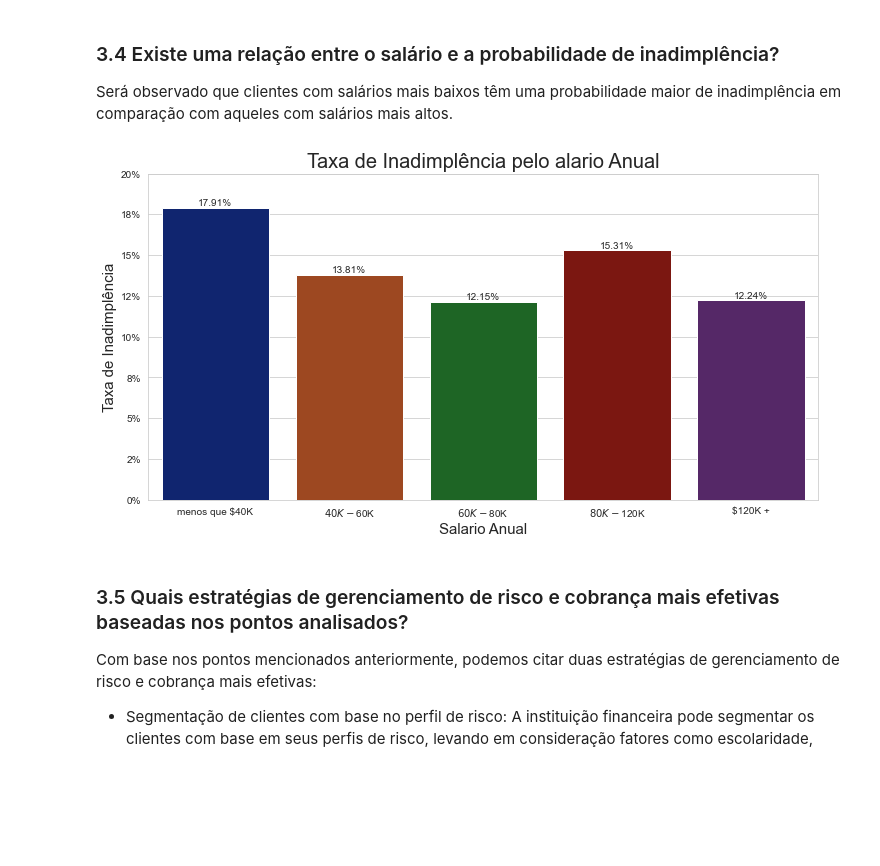
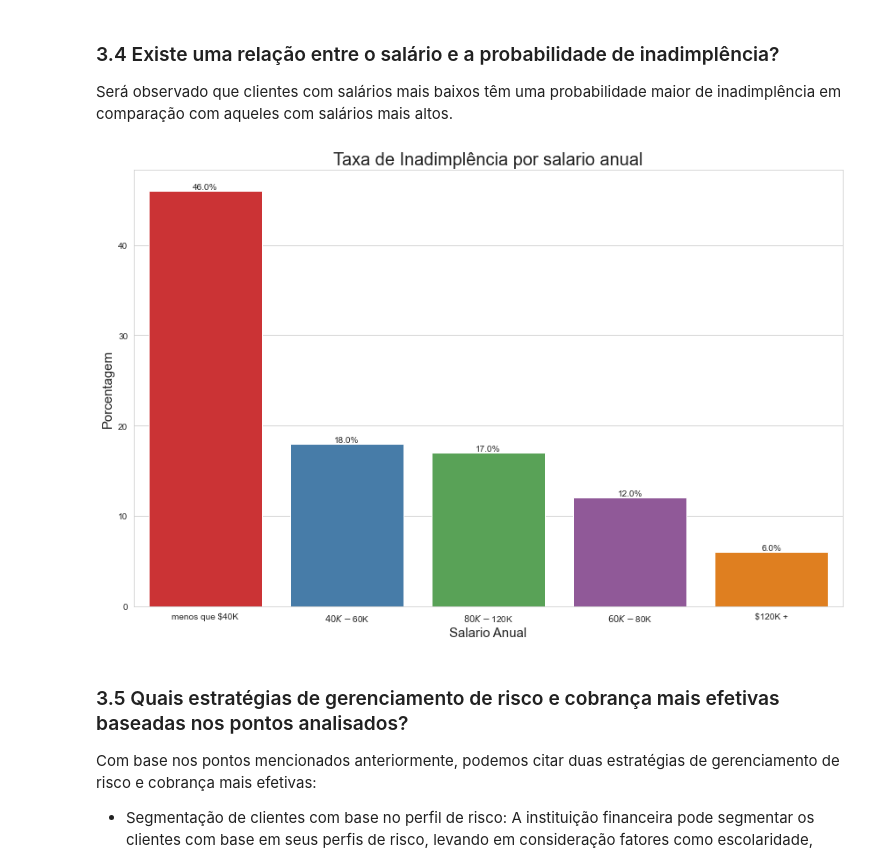
Before and after one commit to fsemeneze/Analise-de-clientes-inadimplentes, a Jupyter notebook: Projeto/analise_de_clientes.ipynb, the cells around one changed output. Drawn from its saved outputs; the diff is of its cells as text; code cells hidden in the pictures; blank space fills up the shorter version.

```diff
--- a/Projeto/analise_de_clientes.ipynb
+++ b/Projeto/analise_de_clientes.ipynb
@@ -589,25 +590,26 @@ plt.show()
 ### 3.4 Existe uma relação entre o salário e a probabilidade de inadimplência?
 Será observado que clientes com salários mais baixos têm uma probabilidade maior de inadimplência em comparação com aqueles com salários mais altos.
 # %%
-plt.figure(figsize=(12, 6))
-ordem_salario_anual = ['menos que $40K', '$40K - $60K', '$60K - $80K', '$80K - $120K', '$120K +']
-ax = sns.barplot(x='salario_anual', y='default', data=df_clientes, order=ordem_salario_anual, ci=None, palette ="dark")
-cores = sns.color_palette("pastel", len(ordem_salario_anual))
-sns.set_palette(cores)
-plt.xlabel("Salario Anual", fontsize = 15)
-plt.ylabel("Taxa de Inadimplência", fontsize = 15)
-plt.title("Taxa de Inadimplência pelo alario Anual", fontsize = 20)
+porcentagens_salario_anual = df_clientes_inadimplente['salario_anual'].value_counts(normalize=True).round(2) * 100
 
-ax.set_yticks(ax.get_yticks())
-ax.set_yticklabels(['{:.0%}'.format(x) for x in ax.get_yticks()])
+sns.set_palette("Set1")
+plt.figure(figsize=(12, 8))
+ax = sns.barplot(x=porcentagens_salario_anual.index, y=porcentagens_salario_anual.values)
+plt.xlabel('Salario Anual', fontsize = 15)
+plt.ylabel('Porcentagem', fontsize = 15)
+plt.title('Taxa de Inadimplência por salario anual', fontsize = 20)
+plt.xticks(rotation=0)
+plt.tight_layout()
 
-for p in ax.patches:
-    height = p.get_height()
-    ax.annotate(f'{height:.2%}', (p.get_x() + p.get_width() / 2, height), ha='center', va='bottom')
-
+for i in ax.patches:
+    height = i.get_height()
+    ax.annotate(f'{height}%',
+                (i.get_x() + i.get_width() / 2, height),
+                ha='center',
+                va='bottom')
 plt.show()
 # %% [output]
-[figure, old version]
+[figure, new version]
 # %% [markdown]
 ### 3.5 Quais estratégias de gerenciamento de risco e cobrança mais efetivas baseadas nos pontos analisados?
 
```
Also changed, not shown: parts of 2 cells of this notebook.
